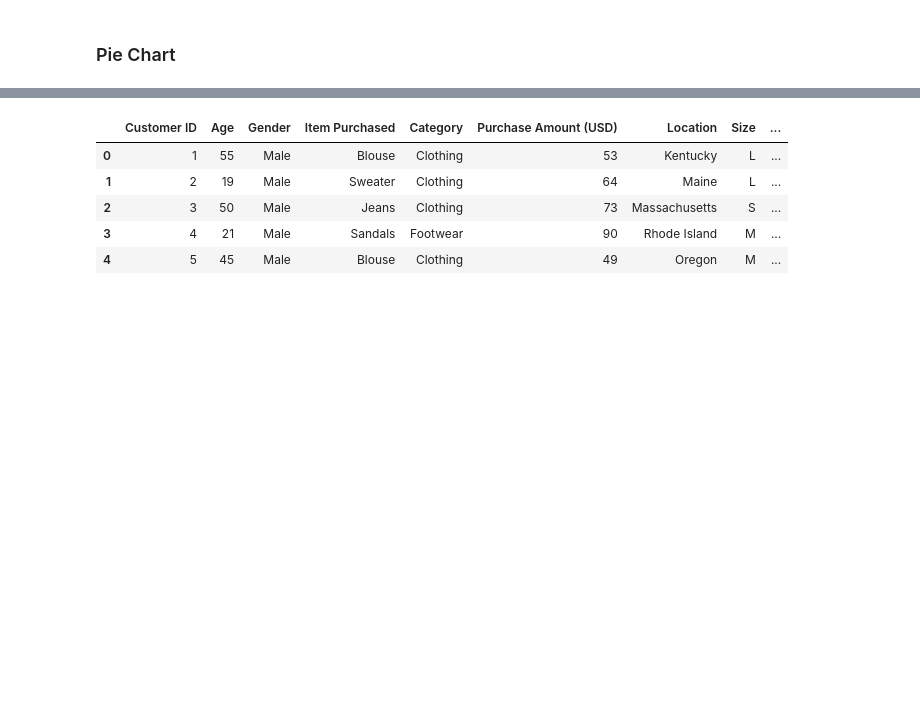
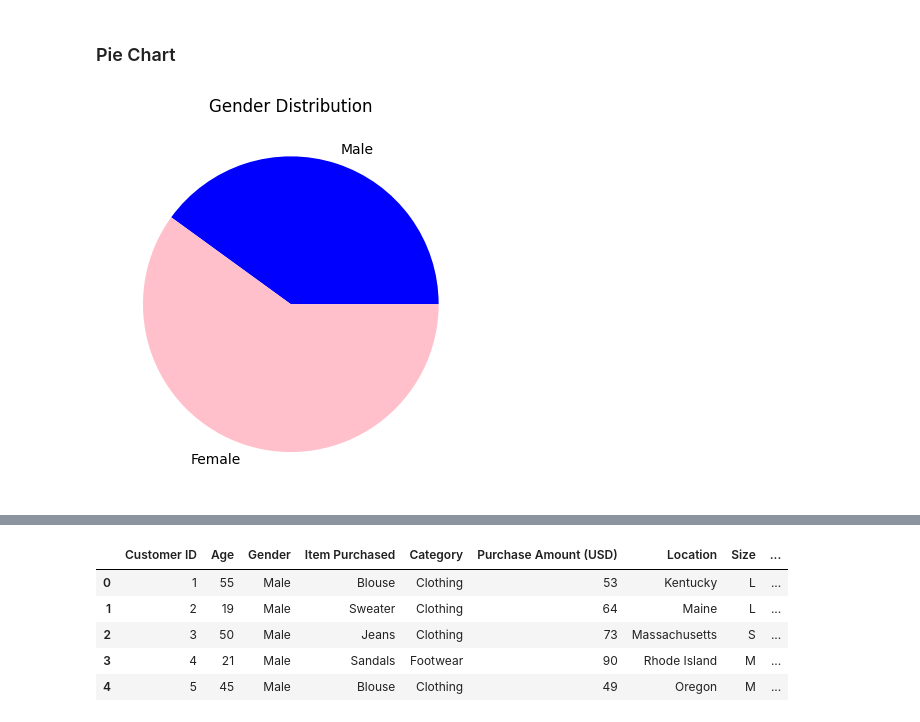
Before and after one commit to zeeshanali90233/Data-Science, a Jupyter notebook: Ploting/Pie Chart/scripts.ipynb, the cells around one changed output, grey strips where cells are left out. Cells and saved outputs as stored; diff of their text form; code cells hidden in the pictures; blank space fills up the shorter version.

```diff
--- a/Ploting/Pie Chart/scripts.ipynb
+++ b/Ploting/Pie Chart/scripts.ipynb
@@ -2,0 +5,10 @@
+# %%
+data=[40,60]
+labels=['Male', 'Female']
+
+
+plt.pie(data, labels=labels,colors=['blue', 'pink'])
+plt.title('Gender Distribution')
+plt.show()
+# %% [output]
+[figure, added]
```
Also changed, not shown: parts of 3 cells of this notebook, 9 other files.
